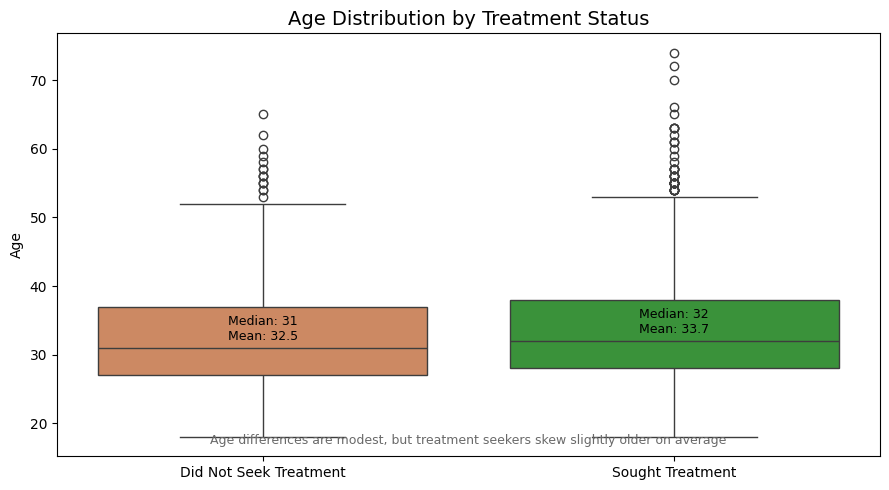
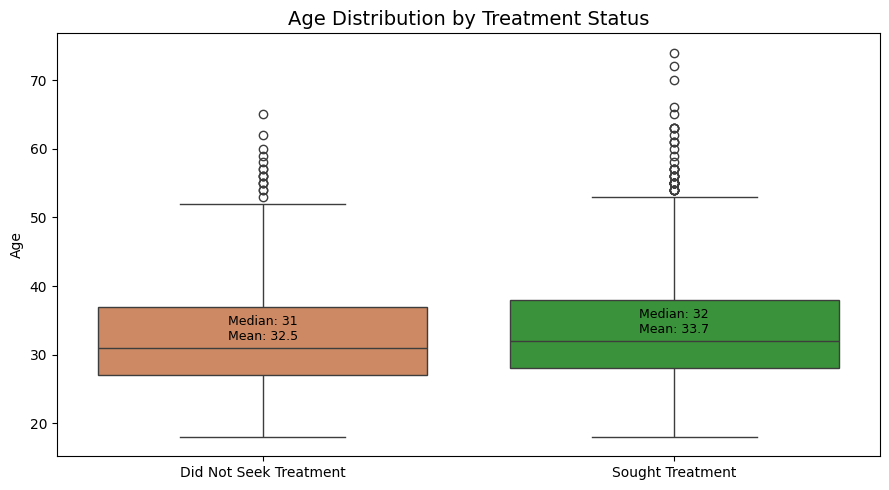
The change to this notebook cell's code, shown as a diff; its figure went from the first image to the second:
--- before
+++ after
@@ -10,5 +10,4 @@
 ax.set_xlabel('')
 ax.set_ylabel('Age')
-ax.text(0.5, 0.03, 'Age differences are modest, but treatment seekers skew slightly older on average', transform=ax.transAxes, ha='center', fontsize=9, color='dimgray')
 plt.tight_layout()
 plt.savefig('output_figures/vis10_age_distribution.png', dpi=150, bbox_inches='tight')

Commit: Fixing visual code